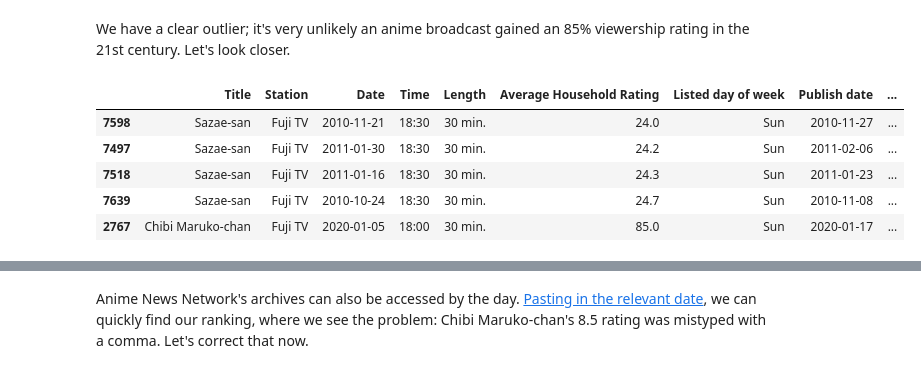
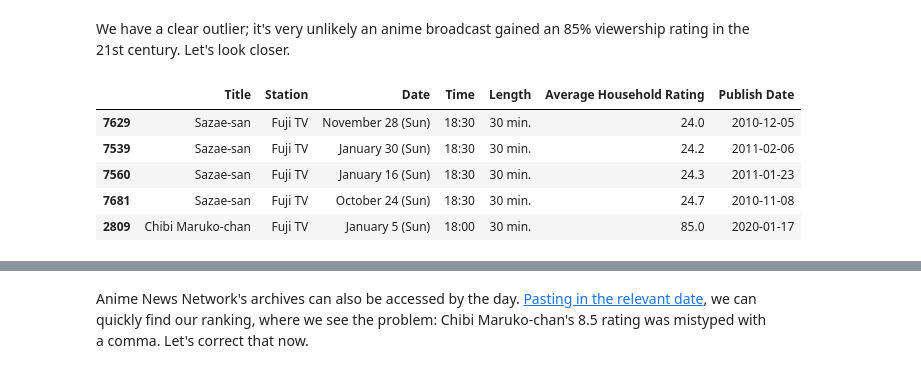
Before and after one commit to ShayeHorwitz/anime_broadcast_ratings, a Jupyter notebook: anime_broadcast_ratings.ipynb, the cells around one changed output, grey strips where cells are left out. Saved outputs shown, nothing was run; the diff lists cells and outputs as text; code cells hidden in the pictures.

```diff
--- a/anime_broadcast_ratings.ipynb
+++ b/anime_broadcast_ratings.ipynb
@@ -216,5 +357,0 @@ print(f"{len(urls)} pages with TV rankings found.")
-# %%
-async with AsyncClient(timeout=None) as client:
-    raw_df = await get_df_from_urls(client, urls)
-
-raw_df
@@ -423,0 +411,3 @@ Name: Average Household Rating, dtype: float64
+# %%
+ann_raw_df = await ann_get_full_df()
+ann_raw_df
@@ -423,0 +459,2 @@ Name: Average Household Rating, dtype: float64
+# %%
+ann_cleaned_df = ann_raw_df.copy()
@@ -423,0 +619,9 @@ Name: Average Household Rating, dtype: float64
+# %%
+ann_cleaned_df['Station'] = ann_cleaned_df['Station'].replace({
+    'NHK-G':       'NHK',
+    'NHK General': 'NHK',
+    'TV-TOKYO':    'TV Tokyo',
+    'Nippon TV':   'NTV',
+}).astype('category')
+
+ann_cleaned_df['Station'].value_counts()
@@ -424,11 +839,11 @@ Name: Average Household Rating, dtype: float64
 # %% [markdown]
 We have a clear outlier; it's very unlikely an anime broadcast gained an 85% viewership rating in the 21st century. Let's look closer.
 # %%
-cleaned_df.sort_values(by='Average Household Rating').tail()
+ann_cleaned_df.sort_values(by='Average Household Rating').tail()
 # %% [output]
-|  | Title | Station | Date | Time | Length | Average Household Rating | Listed day of week | Publish date | ... |
-| 7598 | Sazae-san | Fuji TV | 2010-11-21 | 18:30 | 30 min. | 24.0 | Sun | 2010-11-27 | ... |
-| 7497 | Sazae-san | Fuji TV | 2011-01-30 | 18:30 | 30 min. | 24.2 | Sun | 2011-02-06 | ... |
-| 7518 | Sazae-san | Fuji TV | 2011-01-16 | 18:30 | 30 min. | 24.3 | Sun | 2011-01-23 | ... |
-| 7639 | Sazae-san | Fuji TV | 2010-10-24 | 18:30 | 30 min. | 24.7 | Sun | 2010-11-08 | ... |
-| 2767 | Chibi Maruko-chan | Fuji TV | 2020-01-05 | 18:00 | 30 min. | 85.0 | Sun | 2020-01-17 | ... |
+|  | Title | Station | Date | Time | Length | Average Household Rating | Publish Date |
+| 7629 | Sazae-san | Fuji TV | November 28 (Sun) | 18:30 | 30 min. | 24.0 | 2010-12-05 |
+| 7539 | Sazae-san | Fuji TV | January 30 (Sun) | 18:30 | 30 min. | 24.2 | 2011-02-06 |
+| 7560 | Sazae-san | Fuji TV | January 16 (Sun) | 18:30 | 30 min. | 24.3 | 2011-01-23 |
+| 7681 | Sazae-san | Fuji TV | October 24 (Sun) | 18:30 | 30 min. | 24.7 | 2010-11-08 |
+| 2809 | Chibi Maruko-chan | Fuji TV | January 5 (Sun) | 18:00 | 30 min. | 85.0 | 2020-01-17 |
```
Also changed, not shown: parts of 314 cells of this notebook, 2 other files.
